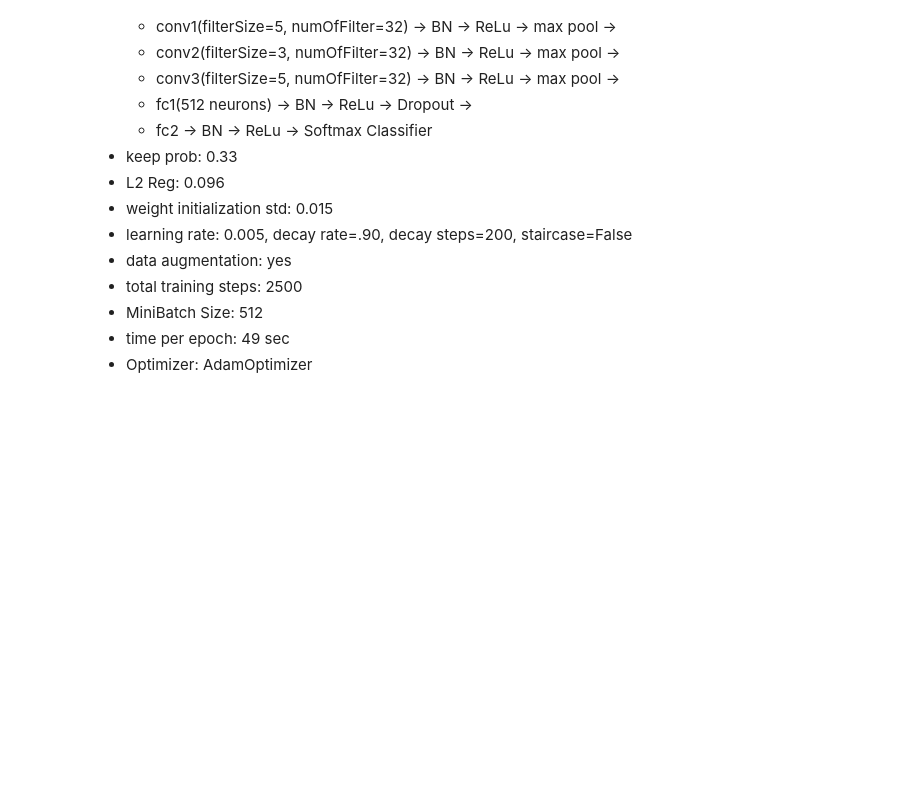
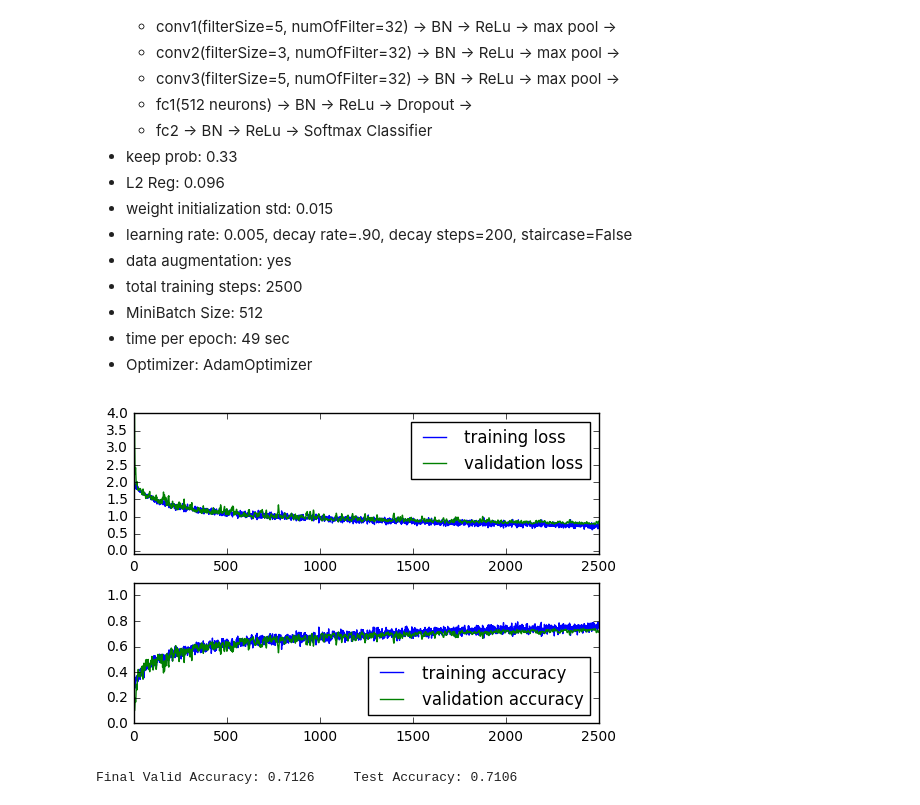
Before and after one commit to zhongyuk/CNNplayground, a Jupyter notebook: capstone/notebook/train_record3.ipynb, the cells around one changed output. Saved outputs shown, nothing was run; the diff lists cells and outputs as text; code cells hidden in the pictures; blank space fills up the shorter version.

Commit message:
download the latest training_data records and plot figures into train_record3 notebook, add plotting and summary functions into prepare_input.py

```diff
--- a/capstone/notebook/train_record3.ipynb
+++ b/capstone/notebook/train_record3.ipynb
@@ -116,3 +116,9 @@ Final Valid Accuracy: 0.6795     Test Accuracy: 0.6811
 * MiniBatch Size: 512
 * time per epoch: 49 sec
 * Optimizer: AdamOptimizer
+# %%
+trial4_filename = '../train_data/training_data_stack3.4'
+train_data_summary(trial4_filename)
+# %% [output]
+[figure, added]
+Final Valid Accuracy: 0.7126     Test Accuracy: 0.7106
```
Also changed, not shown: parts of 7 cells of this notebook, 3 other files.
